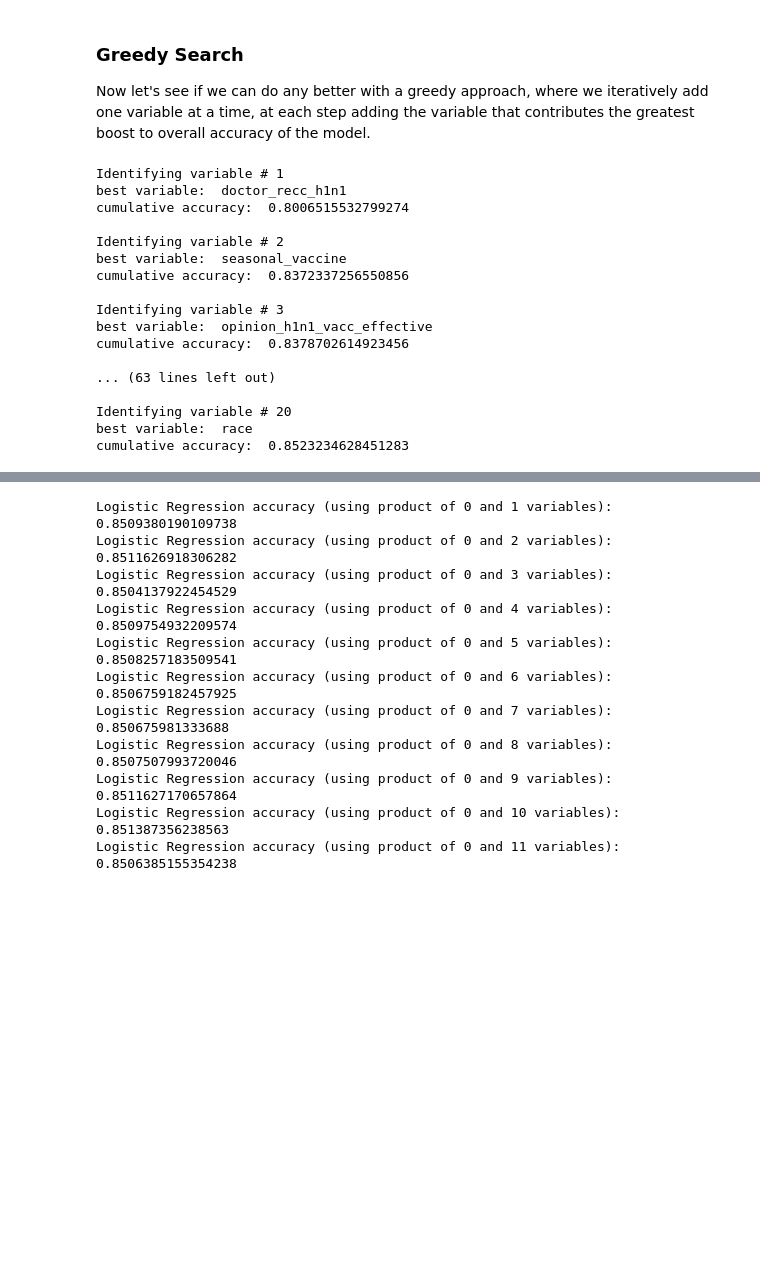
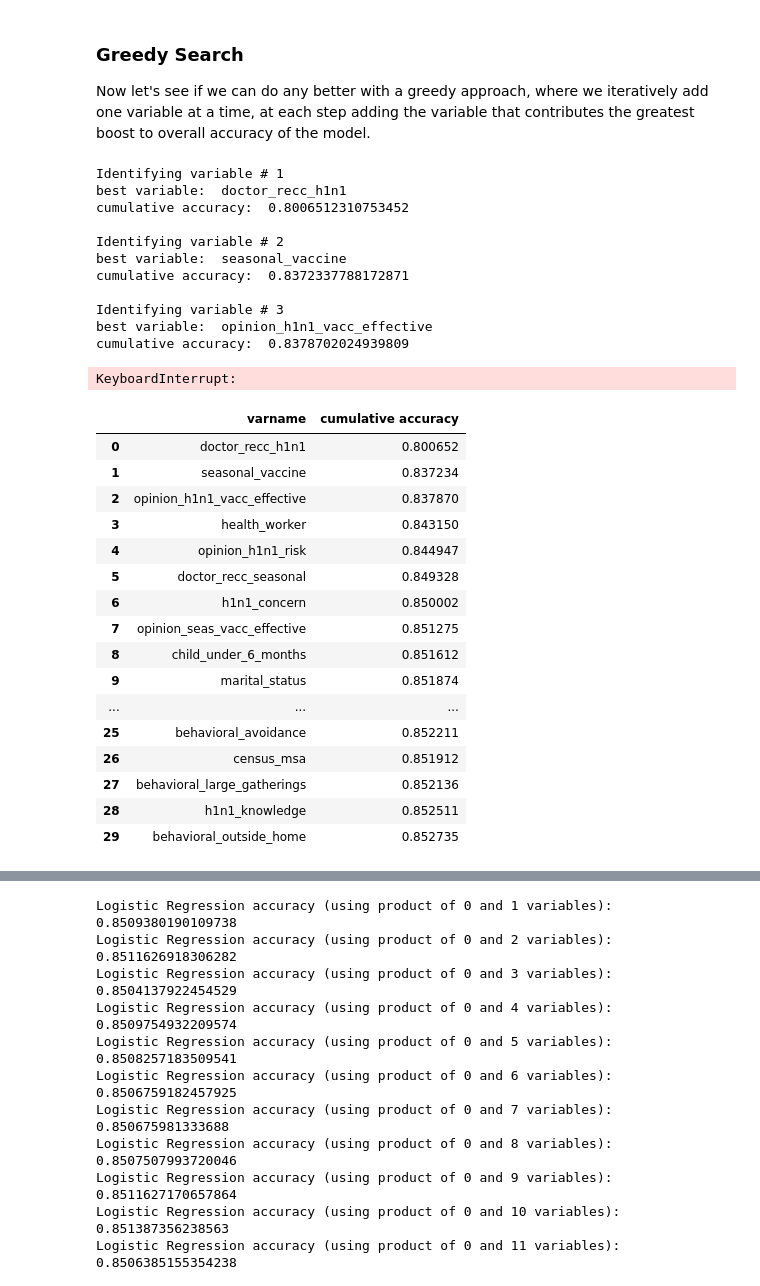
Before and after one commit to christopheraaronhenry/H1N1_vaccine_prediction, a Jupyter notebook: H1N1_vaccine_prediction.ipynb, the cells around one changed output, grey strips where cells are left out. Saved outputs shown, nothing was run; the diff lists cells and outputs as text; code cells hidden in the pictures; blank space fills up the shorter version.

```diff
--- a/H1N1_vaccine_prediction.ipynb
+++ b/H1N1_vaccine_prediction.ipynb
@@ -479,25 +571,40 @@ def select_N_best_variables(df, y, N):
 
     return df_summary, output_varlist, score, df_out, coefs, full_pipeline
 # %%
-df_summary, output_varlist, score, df_out, coefs, full_pipeline = select_N_best_variables(df_input[cols_numeric + cols_cat], data_full['h1n1_vaccine'], 20)
+df_summary, output_varlist, score, df_out, coefs, full_pipeline = select_N_best_variables(df_input[cols_numeric + cols_cat], data_full['h1n1_vaccine'], 30, printoutput=True)
 # %% [output]
 Identifying variable # 1
 best variable:  doctor_recc_h1n1
-cumulative accuracy:  0.8006515532799274
+cumulative accuracy:  0.8006512310753452
 
 Identifying variable # 2
 best variable:  seasonal_vaccine
-cumulative accuracy:  0.8372337256550856
+cumulative accuracy:  0.8372337788172871
 
 Identifying variable # 3
 best variable:  opinion_h1n1_vacc_effective
-cumulative accuracy:  0.8378702614923456
-
-... (63 lines left out)
-
-Identifying variable # 20
-best variable:  race
-cumulative accuracy:  0.8523234628451283
+cumulative accuracy:  0.8378702024939809
+KeyboardInterrupt:
+# %%
+df_summary
+# %% [output]
+|  | varname | cumulative accuracy |
+| 0 | doctor_recc_h1n1 | 0.800652 |
+| 1 | seasonal_vaccine | 0.837234 |
+| 2 | opinion_h1n1_vacc_effective | 0.837870 |
+| 3 | health_worker | 0.843150 |
+| 4 | opinion_h1n1_risk | 0.844947 |
+| 5 | doctor_recc_seasonal | 0.849328 |
+| 6 | h1n1_concern | 0.850002 |
+| 7 | opinion_seas_vacc_effective | 0.851275 |
+| 8 | child_under_6_months | 0.851612 |
+| 9 | marital_status | 0.851874 |
+| ... | ... | ... |
+| 25 | behavioral_avoidance | 0.852211 |
+| 26 | census_msa | 0.851912 |
+| 27 | behavioral_large_gatherings | 0.852136 |
+| 28 | h1n1_knowledge | 0.852511 |
+| 29 | behavioral_outside_home | 0.852735 |
 # %%
 fig, ax = plt.subplots(figsize=(5,5))
 ax.plot(1+np.arange(df_summary.shape[0]),df_summary['cumulative accuracy'])
```
Also changed, not shown: parts of 92 cells of this notebook.
